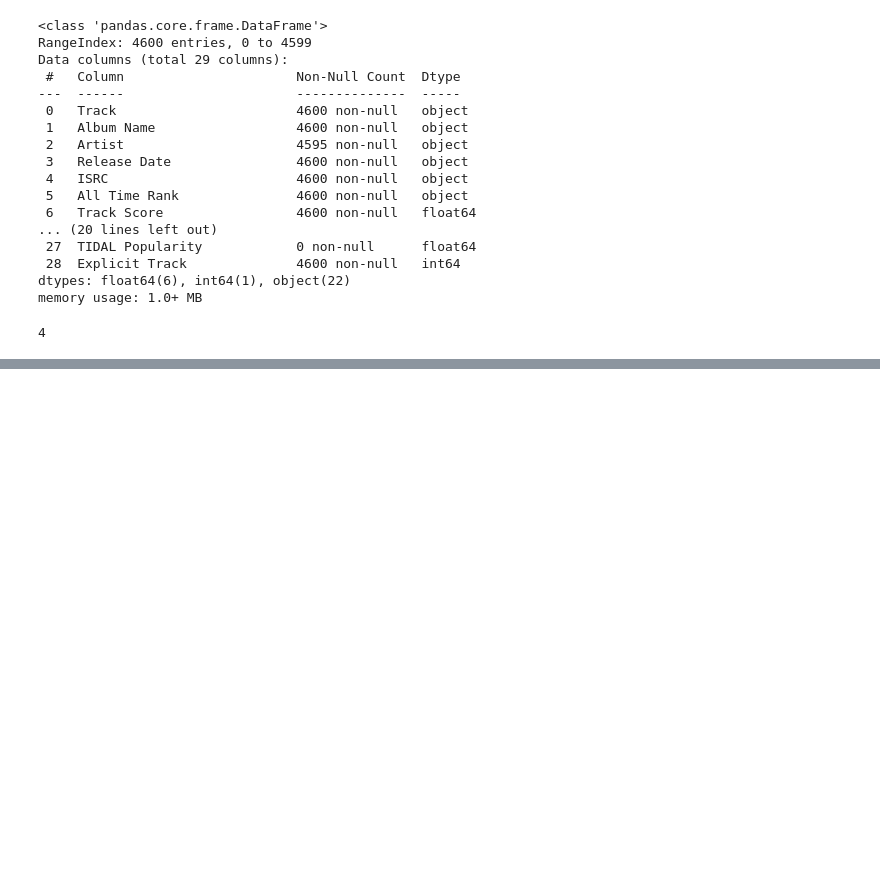
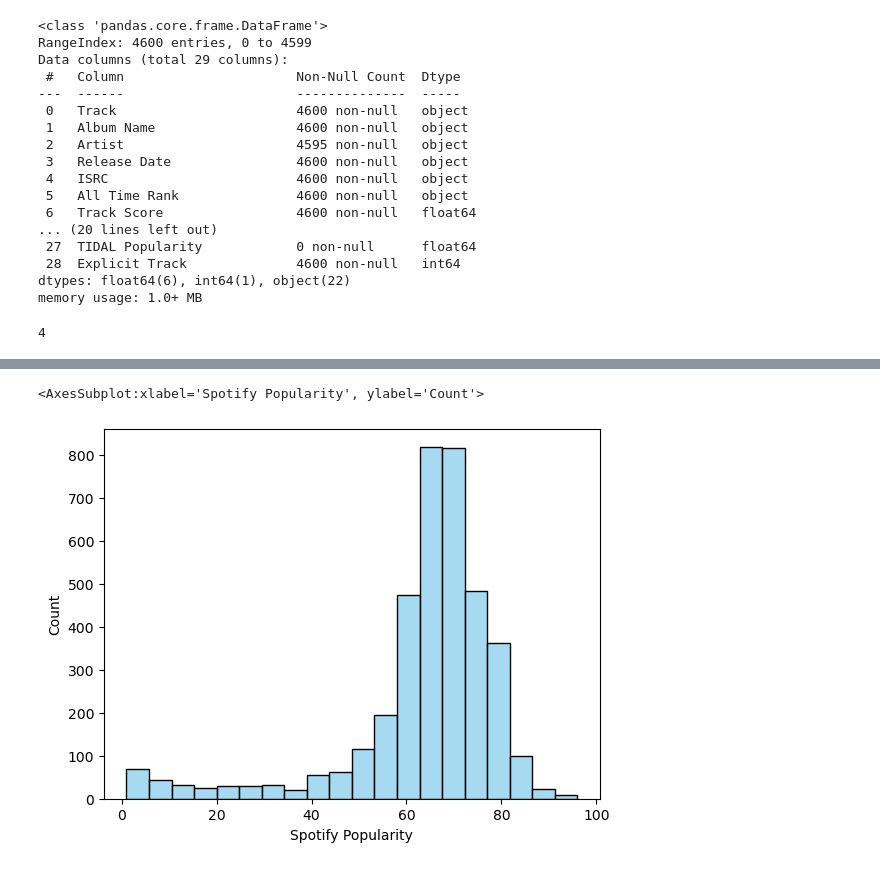
Before and after one commit to Rain0rShine/Artificial-Intelligence, a Jupyter notebook: Semester 1/Spotify/Spotify.ipynb, the cells around one changed output, grey strips where cells are left out. Cells and saved outputs as stored; diff of their text form; code cells hidden in the pictures; blank space fills up the shorter version.

```diff
--- a/Semester 1/Spotify/Spotify.ipynb
+++ b/Semester 1/Spotify/Spotify.ipynb
@@ -82,0 +87,5 @@ for date in
+# %%
+sns.histplot(spotify["Spotify Popularity"], bins = 20, kde=False, color='skyblue')
+# %% [output]
+<AxesSubplot:xlabel='Spotify Popularity', ylabel='Count'>
+[figure, added]
```
Also changed, not shown: parts of 3 cells of this notebook.
